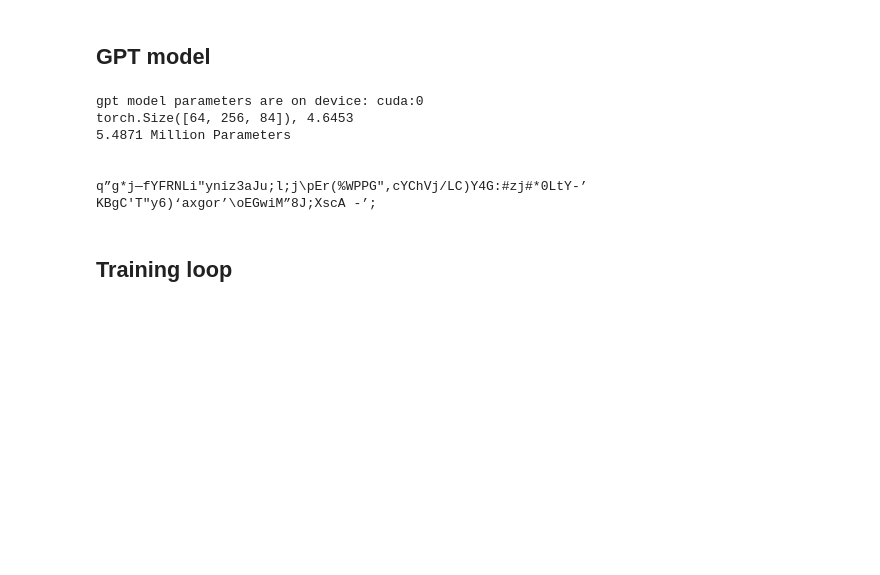
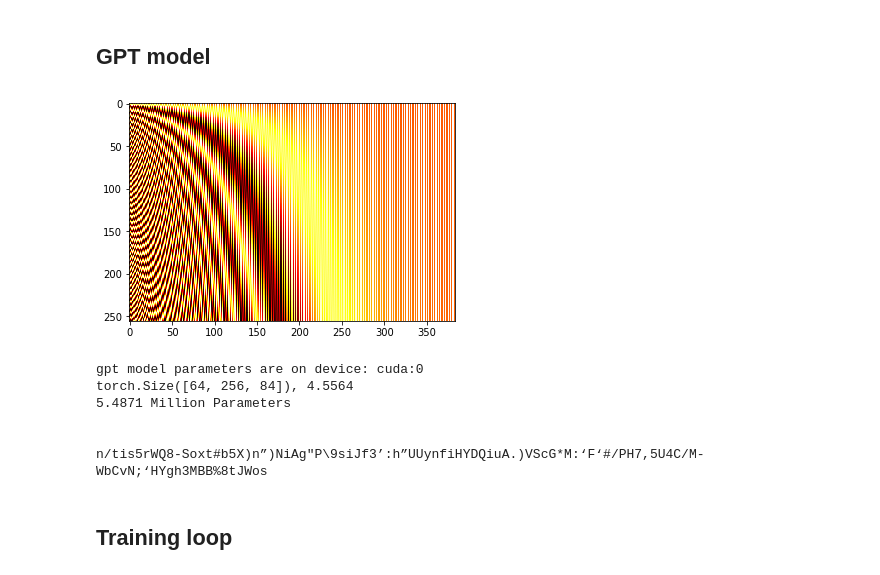
Before and after one commit to Molten-Ice/Deep-Learning, a Jupyter notebook: gpt_parallelized.ipynb, the cells around one changed output. Cells and saved outputs as stored; diff of their text form; code cells hidden in the pictures; blank space fills up the shorter version.

Commit message:
Sin & cos initial position embeddings implemented (made little difference)

```diff
--- a/gpt_parallelized.ipynb
+++ b/gpt_parallelized.ipynb
@@ -197,6 +190,24 @@ def format_output(output_dict, iter, train_time, loss):
 # explains the strange probability amount
 # %% [markdown]
 ## GPT model
+# %%
+#Only bit of the code 'borrowed' from someone else ;)
+import numpy as np
+def get_positional_embeddings(sequence_length, n_embedding):
+    result = torch.ones(sequence_length, n_embedding).to(device)
+    for i in range(sequence_length):
+        for j in range(n_embedding):
+          if j % 2 == 0:
+            result[i][j] = np.sin(i / (10000 ** (j / n_embedding)))
+          else:
+            result[i][j] = np.cos(i / (10000 ** ((j - 1) / n_embedding)))
+    return result
+
+import matplotlib.pyplot as plt
+plt.imshow(get_positional_embeddings(block_size, n_embedding).cpu(), cmap="hot", interpolation="nearest")
+plt.show()
+# %% [output]
+[figure, added]
 # %%
 class MultiHeadAttention(nn.Module):
   # parallelized attention heads
@@ -258,8 +269,8 @@ class GPT(nn.Module):
   def __init__(self):
       super().__init__()
 
-      self.token_embedding = nn.Embedding(n_chars, n_embedding)
-      self.positional_encoding = nn.Embedding(block_size, n_embedding)
+      self.token_embeddings = nn.Embedding(n_chars, n_embedding)
+      self.positional_encodings = nn.Parameter(get_positional_embeddings(block_size, n_embedding))# nn.Embedding(block_size, n_embedding)
 
       self.transformers = nn.Sequential(*[Transformer() for _ in range(n_layer)])
 
@@ -268,8 +279,8 @@ class GPT(nn.Module):
 
   def forward(self, x: torch.Tensor, targets = None) -> torch.Tensor:
     T = x.shape[-1] # (B, T)
-    te = self.token_embedding(x) # (B T C)
-    pe = self.positional_encoding(torch.arange(T, device = device))
+    te = self.token_embeddings(x) # (B T C)
+    pe = self.positional_encodings[:T] #self.positional_encoding(torch.arange(T, device = device))
     x = te + pe
     x = self.transformers(x)
     x = self.final_ln(x)
@@ -304,12 +315,11 @@ context = torch.zeros((1, 1), dtype = torch.long,  device = device)
 print(decode(gpt_model.generate(context, length_to_generate=100)[0].tolist()))
 # %% [output]
 gpt model parameters are on device: cuda:0
-torch.Size([64, 256, 84]), 4.6453
+torch.Size([64, 256, 84]), 4.5564
 5.4871 Million Parameters
 
 
-q”g*j—fYFRNLi"yniz3aJu;l;j\pEr(%WPPG",cYChVj/LC)Y4G:#zj#*0LtY-’
-KBgC'T"y6)‘axgor’\oEGwiM”8J;XscA -’;
+n/tis5rWQ8-Soxt#b5X)n”)NiAg"P\9siJf3’:h”UUynfiHYDQiuA.)VScG*M:‘F‘#/PH7,5U4C/M-WbCvN;‘HYgh3MBB%8tJWos
 # %% [markdown]
 ## Training loop
 # %%
```
Also changed, not shown: parts of 18 cells of this notebook.
